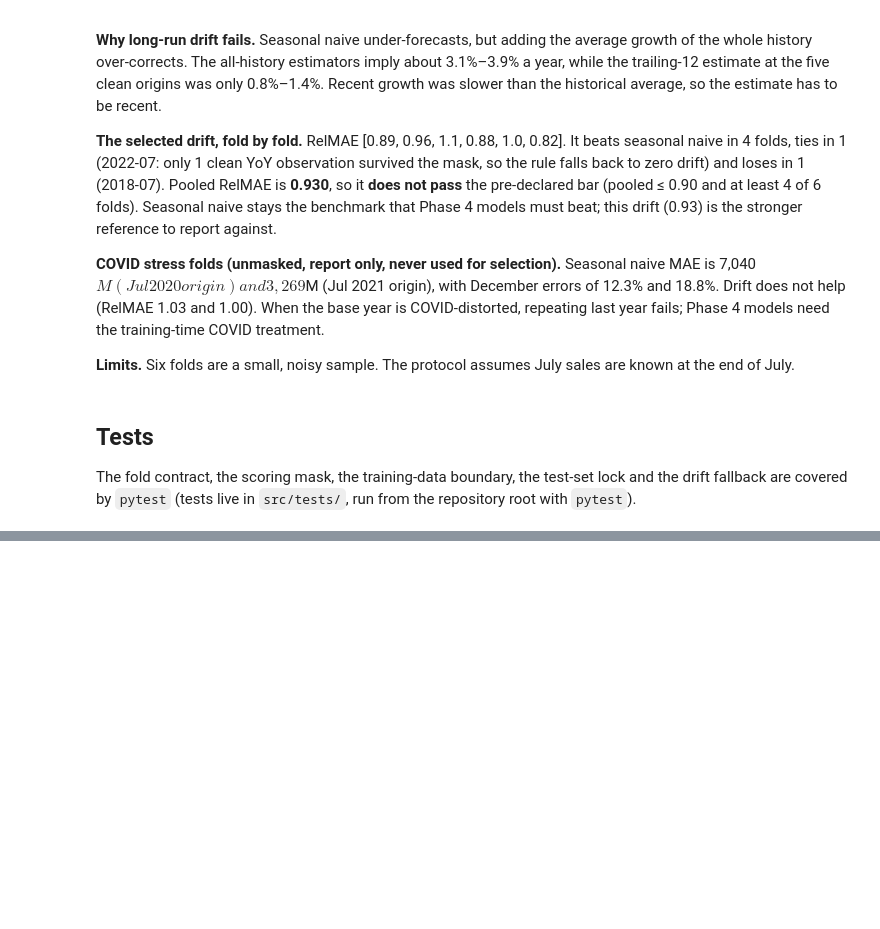
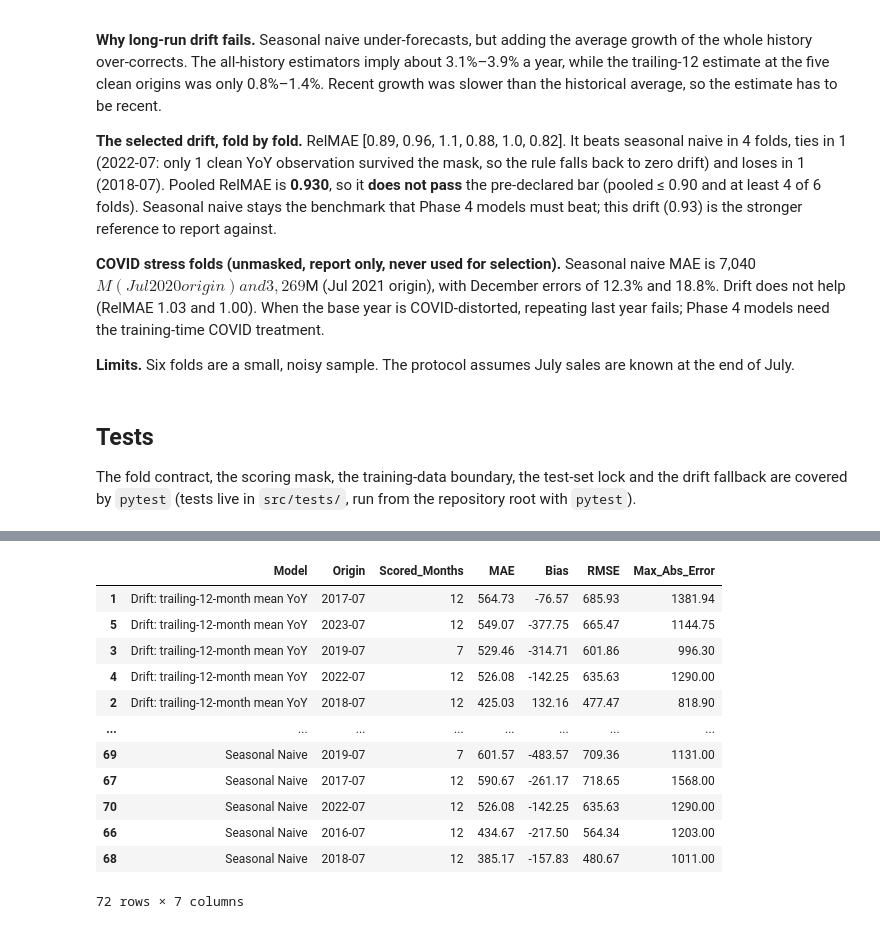
Before and after one commit to mo-alsafi/apparel-sales-forecasting, a Jupyter notebook: notebooks/modeling.ipynb, the cells around one changed output, grey strips where cells are left out. Cells and saved outputs as stored; diff of their text form; code cells hidden in the pictures; blank space fills up the shorter version.

```diff
--- a/notebooks/modeling.ipynb
+++ b/notebooks/modeling.ipynb
@@ -199,0 +566,36 @@ The fold contract, the scoring mask, the training-data boundary, the test-set lo
+# %%
+fold_error_breakdown = (
+    scored.groupby(["Model", "Origin"])
+    .agg(
+        Scored_Months=("Error", "count"),
+        MAE=("AbsError", "mean"),
+        Bias=("Error", "mean"),
+        RMSE=(
+            "Error",
+            lambda e: float(np.sqrt(np.mean(np.square(e)))),
+        ),
+        Max_Abs_Error=("AbsError", "max"),
+    )
+    .reset_index()
+)
+
+display(
+    fold_error_breakdown.sort_values(
+        ["Model", "MAE"],
+        ascending=[True, False],
+    ).round(2)
+)
+# %% [output]
+|  | Model | Origin | Scored_Months | MAE | Bias | RMSE | Max_Abs_Error |
+| 1 | Drift: trailing-12-month mean YoY | 2017-07 | 12 | 564.73 | -76.57 | 685.93 | 1381.94 |
+| 5 | Drift: trailing-12-month mean YoY | 2023-07 | 12 | 549.07 | -377.75 | 665.47 | 1144.75 |
+| 3 | Drift: trailing-12-month mean YoY | 2019-07 | 7 | 529.46 | -314.71 | 601.86 | 996.30 |
+| 4 | Drift: trailing-12-month mean YoY | 2022-07 | 12 | 526.08 | -142.25 | 635.63 | 1290.00 |
+| 2 | Drift: trailing-12-month mean YoY | 2018-07 | 12 | 425.03 | 132.16 | 477.47 | 818.90 |
+| ... | ... | ... | ... | ... | ... | ... | ... |
+| 69 | Seasonal Naive | 2019-07 | 7 | 601.57 | -483.57 | 709.36 | 1131.00 |
+| 67 | Seasonal Naive | 2017-07 | 12 | 590.67 | -261.17 | 718.65 | 1568.00 |
+| 70 | Seasonal Naive | 2022-07 | 12 | 526.08 | -142.25 | 635.63 | 1290.00 |
+| 66 | Seasonal Naive | 2016-07 | 12 | 434.67 | -217.50 | 564.34 | 1203.00 |
+| 68 | Seasonal Naive | 2018-07 | 12 | 385.17 | -157.83 | 480.67 | 1011.00 |
+72 rows × 7 columns
```
Also changed, not shown: parts of 10 cells of this notebook, 4 other files.
